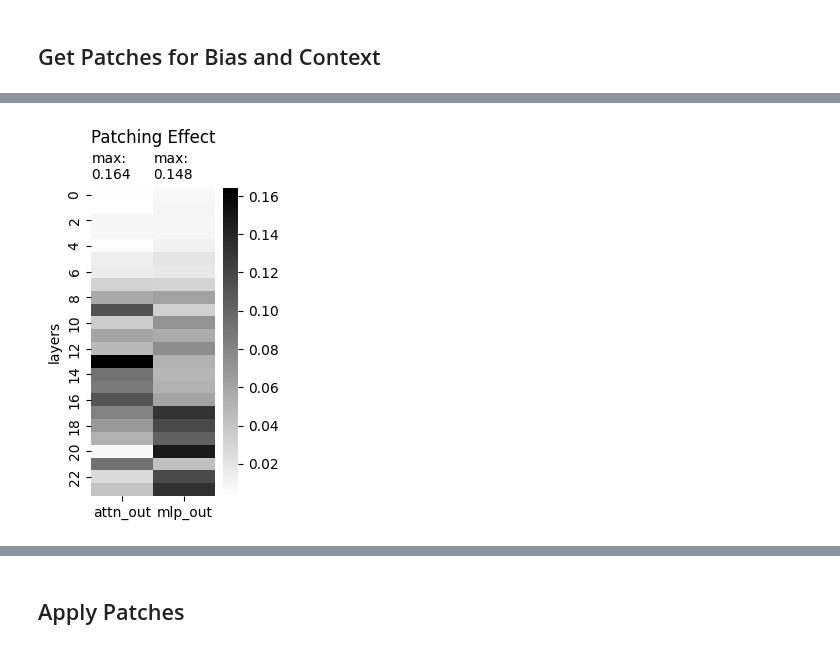
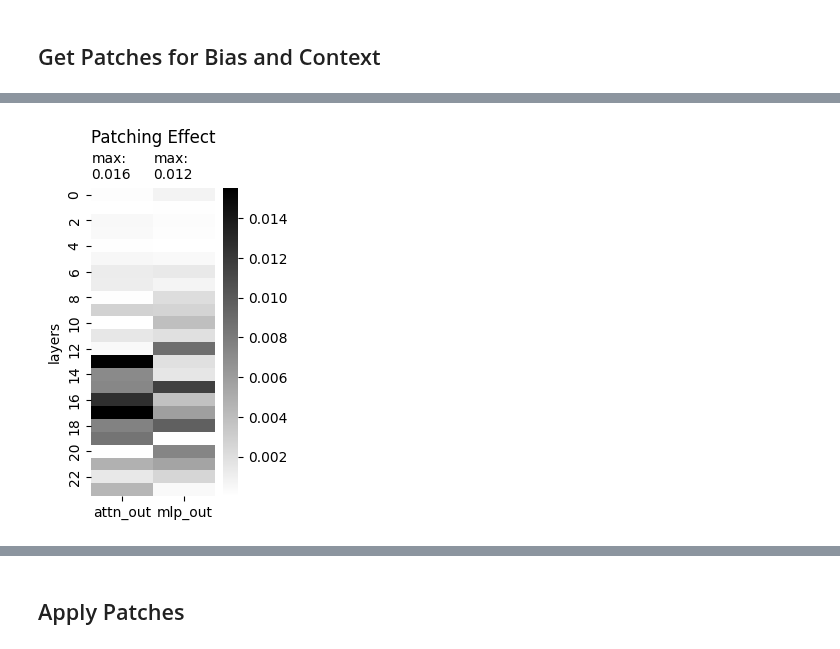
Before and after one commit to kdu4108/measureLM, a Jupyter notebook: notebooks/activation patching/activation patching 3 (attempt).ipynb, the cells around one changed output, grey strips where cells are left out. Saved outputs shown, nothing was run; the diff lists cells and outputs as text; code cells hidden in the pictures.

```diff
--- a/notebooks/activation patching/activation patching 3 (attempt).ipynb
+++ b/notebooks/activation patching/activation patching 3 (attempt).ipynb
@@ -89,5 +89,5 @@ def construct_bias_context_pairs(df, prompt=None, pos_prefix=None, neg_prefix=No
 # %%
-scales = ["great", "bad"]
+scales = ["friendly", "hostile"]
 scale_idx = measuring.get_logit_indices(scales, model)
 
 df = synth_data.load_synth_data(n=4, seed=12)
@@ -183,16 +115,0 @@ def patch_activs(model, old_logits, new_logits, new_activs, prompt, logit_idx):
-# %%
-old_prompt = ["The relationship between Harry Potter and Ronald Weasley is"]
-#new_prompt = ["Harry Potter hates Ronald Weasley. The relationship between Harry Potter and Ronald Weasley is"]
-#new_prompt = ["Harry Potter hates Ronald Weasley. The relationship between Harry Potter and Ronald Weasley is"]
-new_prompt = ["The relationship between Demorats and Republicans is"]
-
-
-#new_prompt = ["Democrats like Republicans. The relationship between Democrats and Republicans is"]
-#new_prompt = ["The relationship between Democrats and Republicans is"]
-#old_prompt = ["The relationship between Harry and Ron is"]
-
-old_logits, old_activs = measuring.prompt_with_cache(model,old_prompt,logit_idx=scale_idx,norm=False)
-new_logits, new_activs = measuring.prompt_with_cache(model,new_prompt,logit_idx=scale_idx,norm=False)
-
-vector_scale, vector_dir = patch_activs(model, old_logits, new_logits, new_activs, old_prompt, scale_idx)
-plot_heatmap(vector_scale.cpu().numpy(), cmap="binary")
@@ -217,5 +115,0 @@ def prepare_context(context_dir, context_scale, context_type="pos"):
-# %%
-select_context_dir, select_context_scale = prepare_context(context_dir,context_scale,context_type="all")
-plot_heatmap(select_context_scale.cpu().numpy(), cmap="binary")
-# %% [output]
-[figure, removed]
@@ -221,0 +184,18 @@ plot_heatmap(select_context_scale.cpu().numpy(), cmap="binary")
+# %%
+old_prompt = ["The relationship between Harry Potter and Ronald Weasley is"]
+new_prompt = ["Harry Potter absolutely hates Ronald Weasley. The relationship between Harry Potter and Ronald Weasley is"]
+#new_prompt = ["Harry absolutely loves Ron. The relationship between Harry Potter and Ronald Weasley is"]
+#old_prompt = ["The relationship between Demorats and Republicans is"]
+
+
+#new_prompt = ["Democrats like Republicans. The relationship between Democrats and Republicans is"]
+#new_prompt = ["The relationship between Democrats and Republicans is"]
+#old_prompt = ["The relationship between Harry and Ron is"]
+
+old_logits, old_activs = measuring.prompt_with_cache(model,old_prompt,logit_idx=scale_idx,norm=True)
+new_logits, new_activs = measuring.prompt_with_cache(model,new_prompt,logit_idx=scale_idx,norm=True)
+
+vector_scale, vector_dir = patch_activs(model, old_logits, new_logits, new_activs, old_prompt, scale_idx)
+plot_heatmap(vector_scale.cpu().numpy(), cmap="binary")
+# %% [output]
+[figure, added]
```
Also changed, not shown: parts of 19 cells of this notebook, 1 other file.
